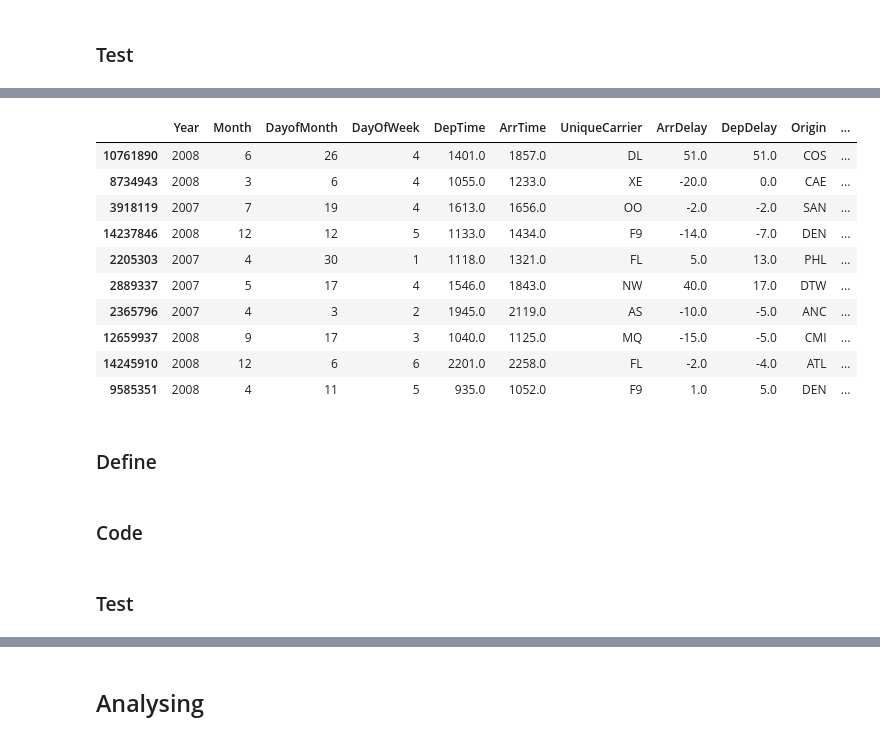
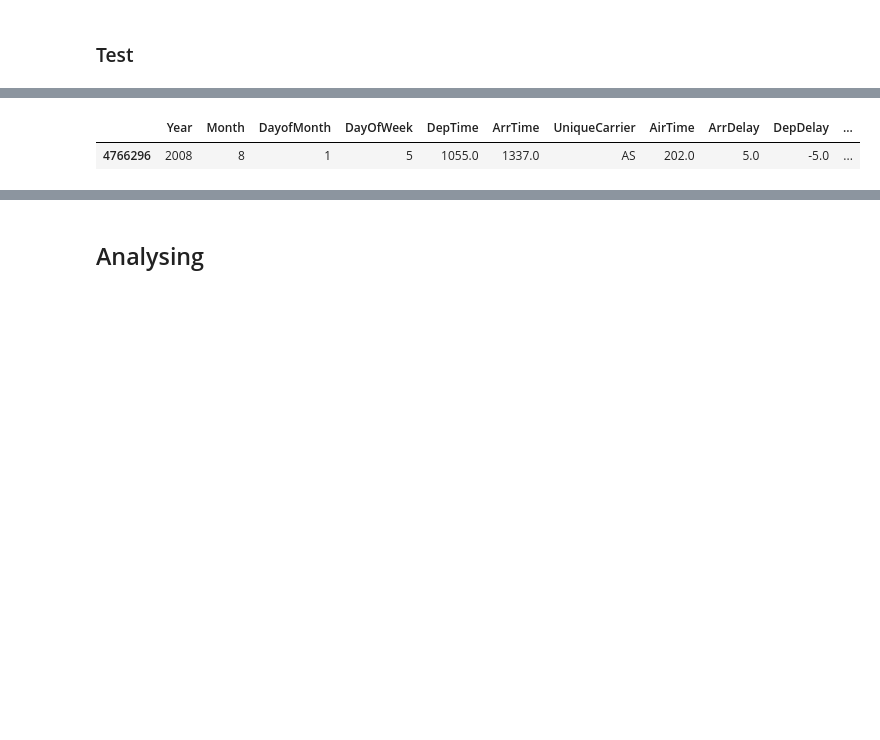
Before and after one commit to ManalAlkallas/Ford_GoBike_Analysis, a Jupyter notebook: Flight_Dataset.ipynb, the cells around one changed output, grey strips where cells are left out. Drawn from its saved outputs; the diff is of its cells as text; code cells hidden in the pictures; blank space fills up the shorter version.

```diff
--- a/Flight_Dataset.ipynb
+++ b/Flight_Dataset.ipynb
@@ -49,2 +27,0 @@ df_combine = pd.concat([df_2007, df_2008], ignore_index = True)
-# %%
-df = df_combine.copy()
@@ -319,4 +285,0 @@ memory usage: 3.2+ GB
-# %%
-# drop un necessary columns
-
-df.drop(['CRSDepTime', 'CRSArrTime','TailNum', 'FlightNum', 'TaxiIn','TaxiOut', 'ActualElapsedTime','CRSElapsedTime','AirTime','Diverted','CarrierDelay','WeatherDelay', 'NASDelay', 'SecurityDelay', 'LateAircraftDelay'], axis=1, inplace=True)
@@ -406,0 +412,2 @@ memory usage: 1.5+ GB
+# %%
+df['Diverted'] = df['Diverted'].astype('bool')
@@ -450 +542,4 @@ df.shape
+# %%
+# drop un necessary columns
+df.drop(['CRSDepTime', 'CRSArrTime','TailNum', 'FlightNum', 'TaxiIn','TaxiOut', 'ActualElapsedTime','CRSElapsedTime','Cancelled', 'CancellationCode', ], axis=1, inplace=True)
 # %% [markdown]
@@ -476,20 +567,7 @@ memory usage: 1.6+ GB
 # %%
-df.sample(10)
+df.sample()
 # %% [output]
-|  | Year | Month | DayofMonth | DayOfWeek | DepTime | ArrTime | UniqueCarrier | ArrDelay | DepDelay | Origin | ... |
-| 10761890 | 2008 | 6 | 26 | 4 | 1401.0 | 1857.0 | DL | 51.0 | 51.0 | COS | ... |
-| 8734943 | 2008 | 3 | 6 | 4 | 1055.0 | 1233.0 | XE | -20.0 | 0.0 | CAE | ... |
-| 3918119 | 2007 | 7 | 19 | 4 | 1613.0 | 1656.0 | OO | -2.0 | -2.0 | SAN | ... |
-| 14237846 | 2008 | 12 | 12 | 5 | 1133.0 | 1434.0 | F9 | -14.0 | -7.0 | DEN | ... |
-| 2205303 | 2007 | 4 | 30 | 1 | 1118.0 | 1321.0 | FL | 5.0 | 13.0 | PHL | ... |
-| 2889337 | 2007 | 5 | 17 | 4 | 1546.0 | 1843.0 | NW | 40.0 | 17.0 | DTW | ... |
-| 2365796 | 2007 | 4 | 3 | 2 | 1945.0 | 2119.0 | AS | -10.0 | -5.0 | ANC | ... |
-| 12659937 | 2008 | 9 | 17 | 3 | 1040.0 | 1125.0 | MQ | -15.0 | -5.0 | CMI | ... |
-| 14245910 | 2008 | 12 | 6 | 6 | 2201.0 | 2258.0 | FL | -2.0 | -4.0 | ATL | ... |
-| 9585351 | 2008 | 4 | 11 | 5 | 935.0 | 1052.0 | F9 | 1.0 | 5.0 | DEN | ... |
+|  | Year | Month | DayofMonth | DayOfWeek | DepTime | ArrTime | UniqueCarrier | AirTime | ArrDelay | DepDelay | ... |
+| 4766296 | 2008 | 8 | 1 | 5 | 1055.0 | 1337.0 | AS | 202.0 | 5.0 | -5.0 | ... |
-# %% [markdown]
-### Define
-# %% [markdown]
-### Code
 # %%
 df_clean= df.copy()
@@ -500,2 +573,0 @@ df_clean= df.copy()
-# %% [markdown]
-### Test
```
Also changed, not shown: parts of 84 cells of this notebook.
